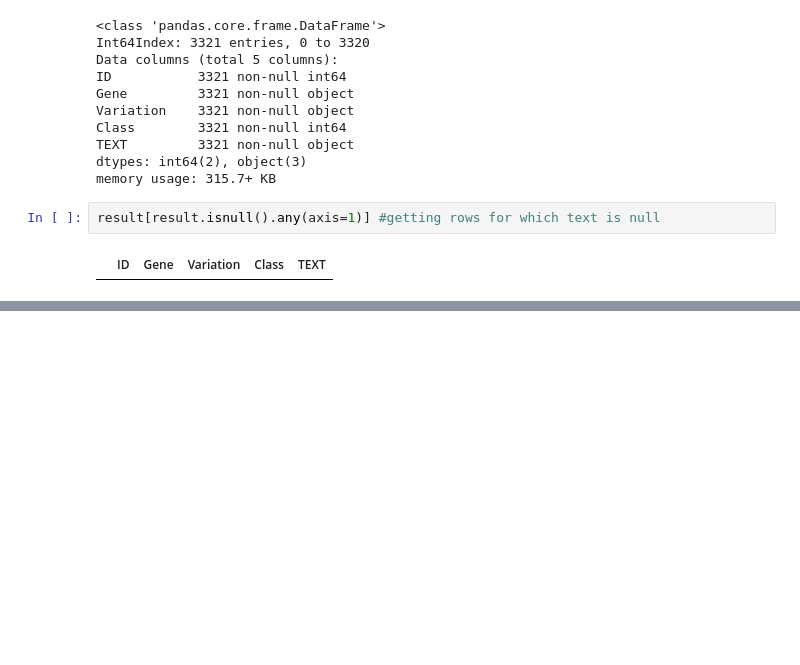
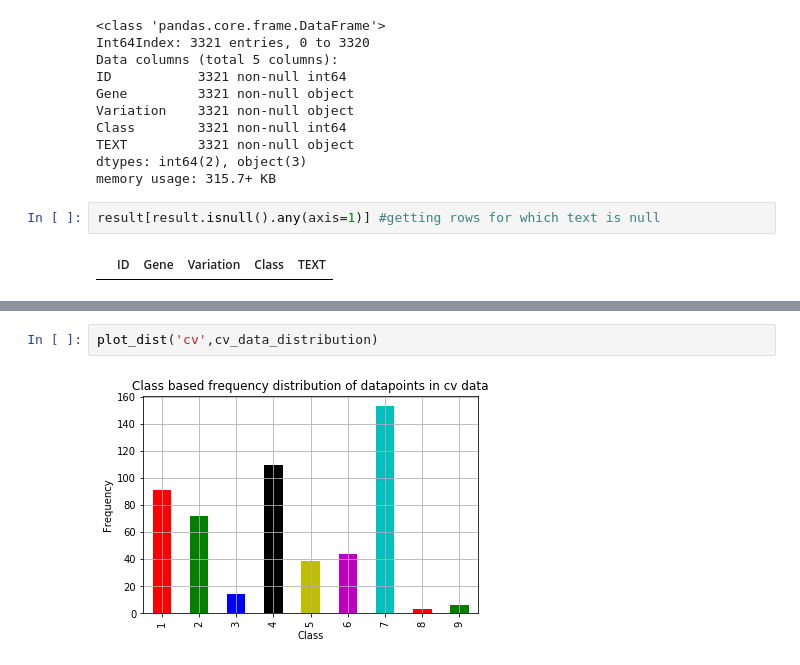
Before and after one commit to Rpmalukani22/Personalized-Medicine-Redefining-Cancer-Treatment, a Jupyter notebook: Personalized_Medicine_Redefining_Cancer_Treatment.ipynb, the cells around one changed output, grey strips where cells are left out. Saved outputs shown, nothing was run; the diff lists cells and outputs as text; blank space fills up the shorter version.

```diff
--- a/Personalized_Medicine_Redefining_Cancer_Treatment.ipynb
+++ b/Personalized_Medicine_Redefining_Cancer_Treatment.ipynb
@@ -183,0 +222,4 @@ result['TEXT'][1109]
+# %%
+plot_dist('cv',cv_data_distribution)
+# %% [output]
+[figure, added]
```
Also changed, not shown: parts of 12 cells of this notebook.
